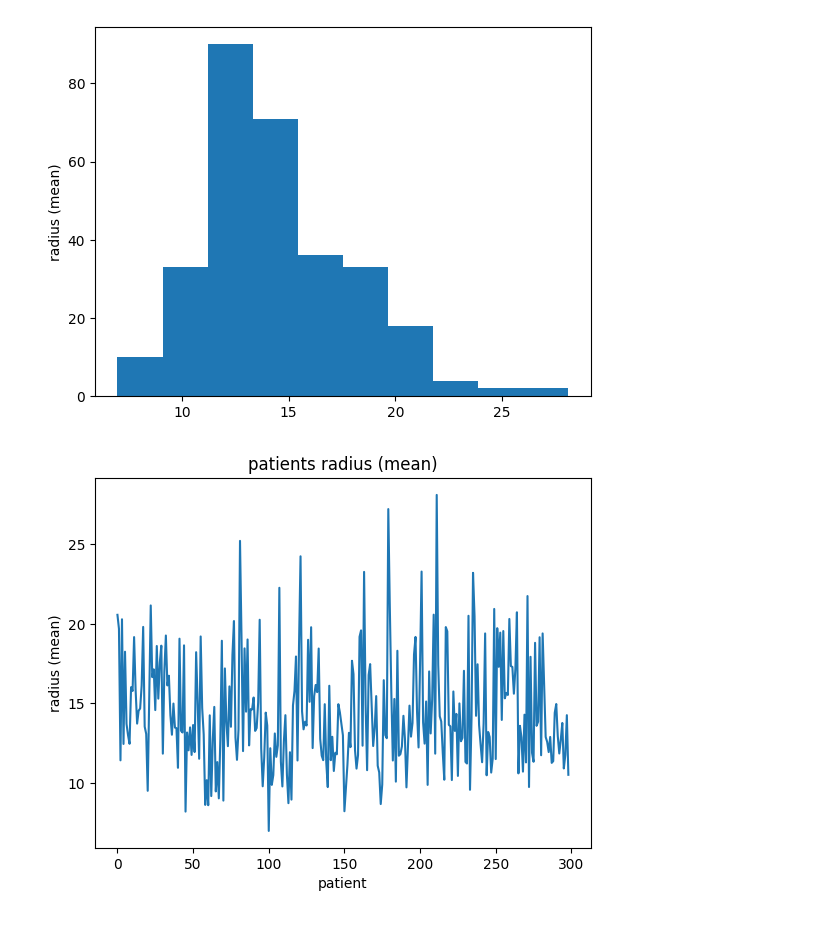
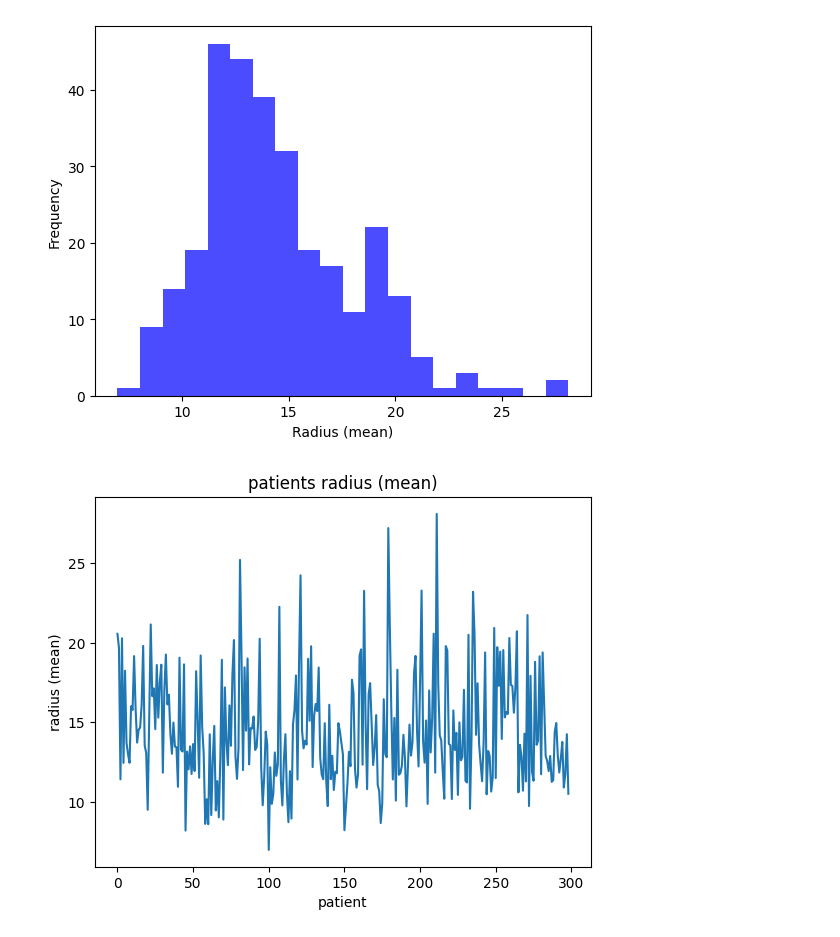
Before and after one commit to Fisieekk/MOwNiT, a Jupyter notebook: Lab2/1.ipynb, the cells around one changed output. Saved outputs shown, nothing was run; the diff lists cells and outputs as text; code cells hidden in the pictures.

```diff
--- a/Lab2/1.ipynb
+++ b/Lab2/1.ipynb
@@ -15,11 +15,12 @@ breast_cancer_train.columns = column_names
 breast_cancer_validate =  pd.io.parsers.read_csv("data\\breast-cancer-validate.dat")
 breast_cancer_validate.columns = column_names
 # %%
-plt.hist(breast_cancer_train["radius (mean)"])
-plt.ylabel("radius (mean)")
+plt.hist(breast_cancer_train["radius (mean)"],bins=20, color='blue', alpha=0.7)
+plt.ylabel("Frequency")
+plt.xlabel("Radius (mean)")
 plt.show()
 # %% [output]
-[figure, old version]
+[figure, new version]
 # %%
 plt.plot(breast_cancer_train["radius (mean)"])
 plt.title("patients radius (mean)")
```
Also changed, not shown: parts of 3 cells of this notebook.
